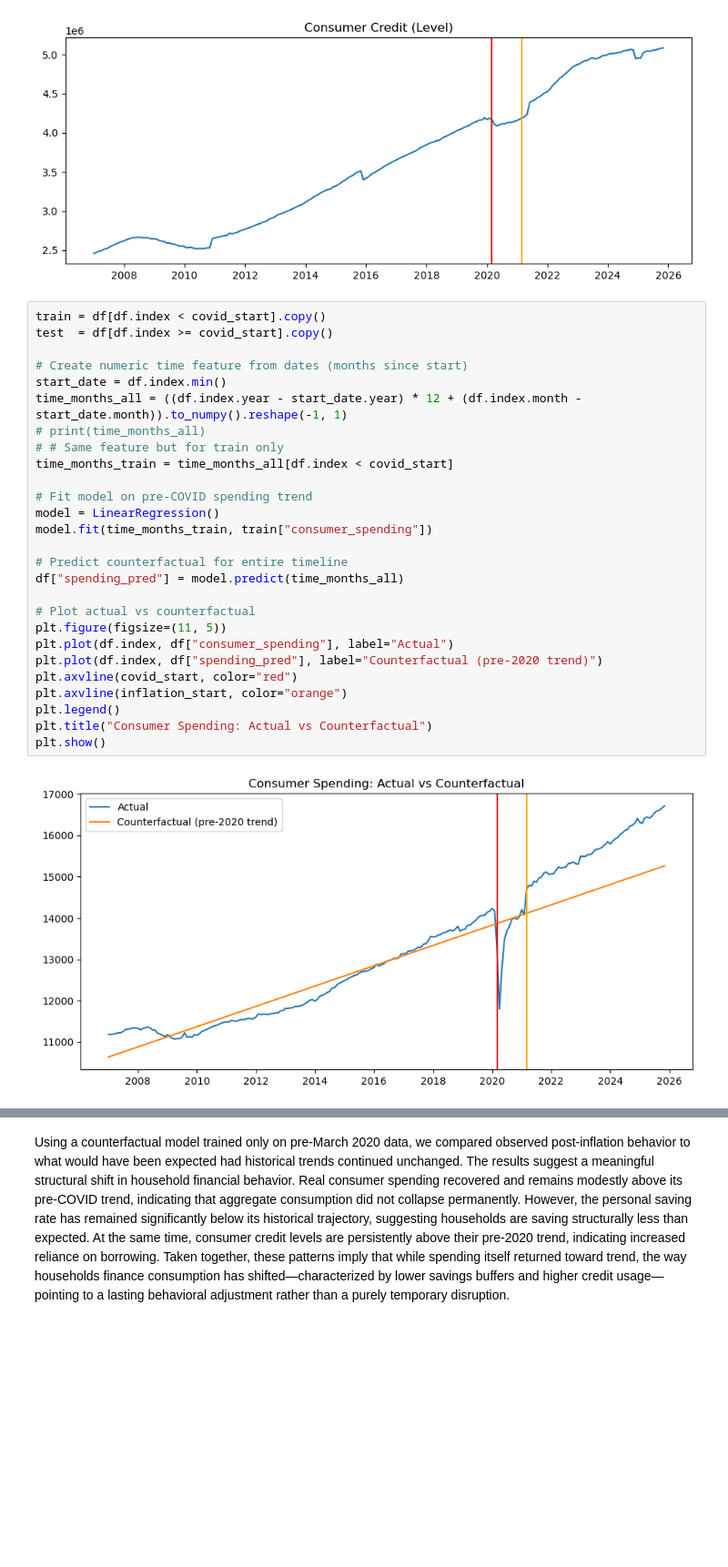
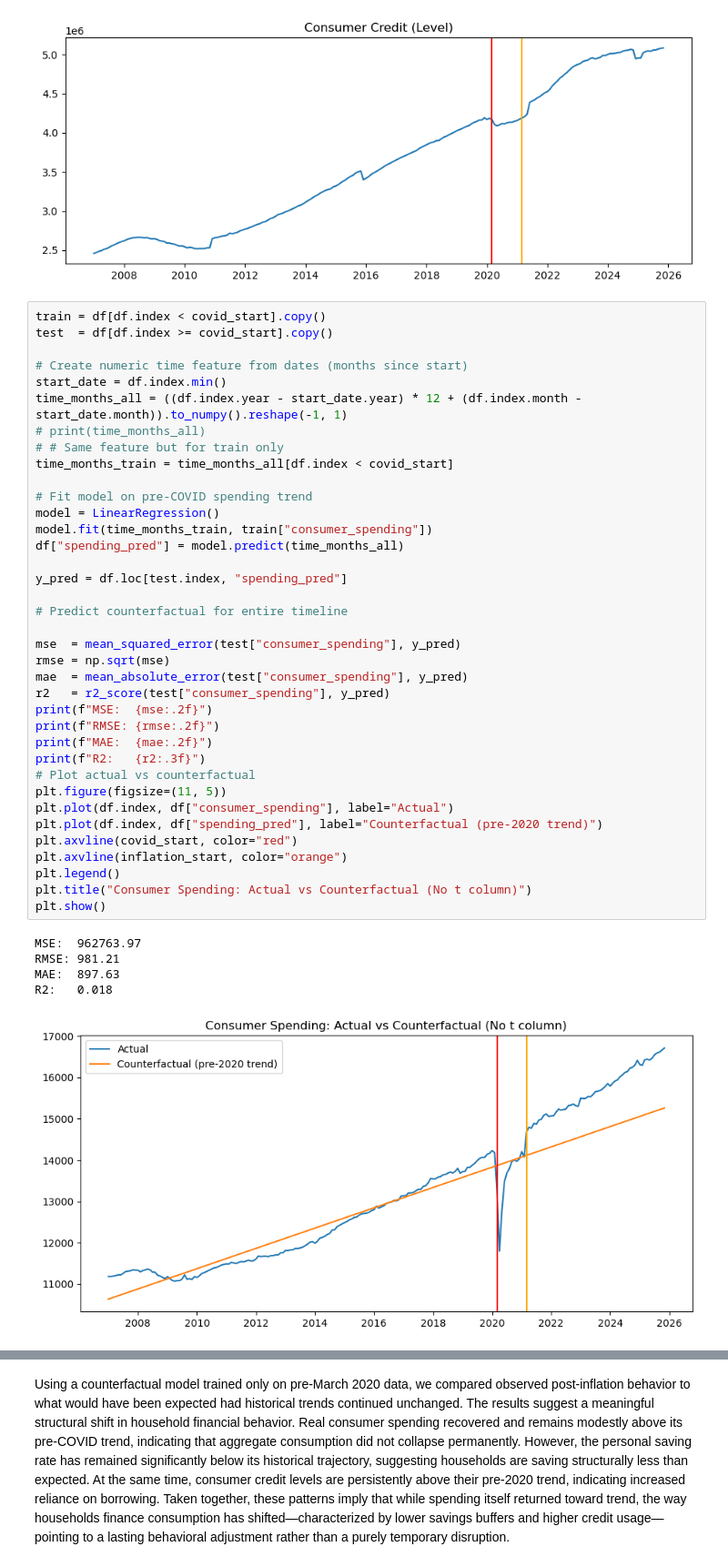
Before and after one commit to Mendelosdoba/tripleten-datajam-feb-2026, a Jupyter notebook: data.ipynb, the cells around one changed output, grey strips where cells are left out. Shown at 91% size. Saved outputs shown, nothing was run; the diff lists cells and outputs as text; blank space fills up the shorter version.

```diff
--- a/data.ipynb
+++ b/data.ipynb
@@ -69,32 +69,46 @@ plot_series("credit_total", "Consumer Credit (Level)")
 # %%
 train = df[df.index < covid_start].copy()
 test  = df[df.index >= covid_start].copy()
 
 # Create numeric time feature from dates (months since start)
 start_date = df.index.min()
 time_months_all = ((df.index.year - start_date.year) * 12 + (df.index.month - start_date.month)).to_numpy().reshape(-1, 1)
 # print(time_months_all)
 # # Same feature but for train only
 time_months_train = time_months_all[df.index < covid_start]
 
 # Fit model on pre-COVID spending trend
 model = LinearRegression()
 model.fit(time_months_train, train["consumer_spending"])
+df["spending_pred"] = model.predict(time_months_all)
+
+y_pred = df.loc[test.index, "spending_pred"]
 
 # Predict counterfactual for entire timeline
-df["spending_pred"] = model.predict(time_months_all)
 
+mse  = mean_squared_error(test["consumer_spending"], y_pred)
+rmse = np.sqrt(mse)
+mae  = mean_absolute_error(test["consumer_spending"], y_pred)
+r2   = r2_score(test["consumer_spending"], y_pred)
+print(f"MSE:  {mse:.2f}")
+print(f"RMSE: {rmse:.2f}")
+print(f"MAE:  {mae:.2f}")
+print(f"R2:   {r2:.3f}")
 # Plot actual vs counterfactual
 plt.figure(figsize=(11, 5))
 plt.plot(df.index, df["consumer_spending"], label="Actual")
 plt.plot(df.index, df["spending_pred"], label="Counterfactual (pre-2020 trend)")
 plt.axvline(covid_start, color="red")
 plt.axvline(inflation_start, color="orange")
 plt.legend()
-plt.title("Consumer Spending: Actual vs Counterfactual")
+plt.title("Consumer Spending: Actual vs Counterfactual (No t column)")
 plt.show()
 # %% [output]
+MSE:  962763.97
+RMSE: 981.21
+MAE:  897.63
+R2:   0.018
-[figure, old version]
+[figure, new version]
 # %%
 saving_model = LinearRegression()
 saving_model.fit(time_months_train, train["saving_rate"])
```
Also changed, not shown: parts of 3 cells of this notebook.
